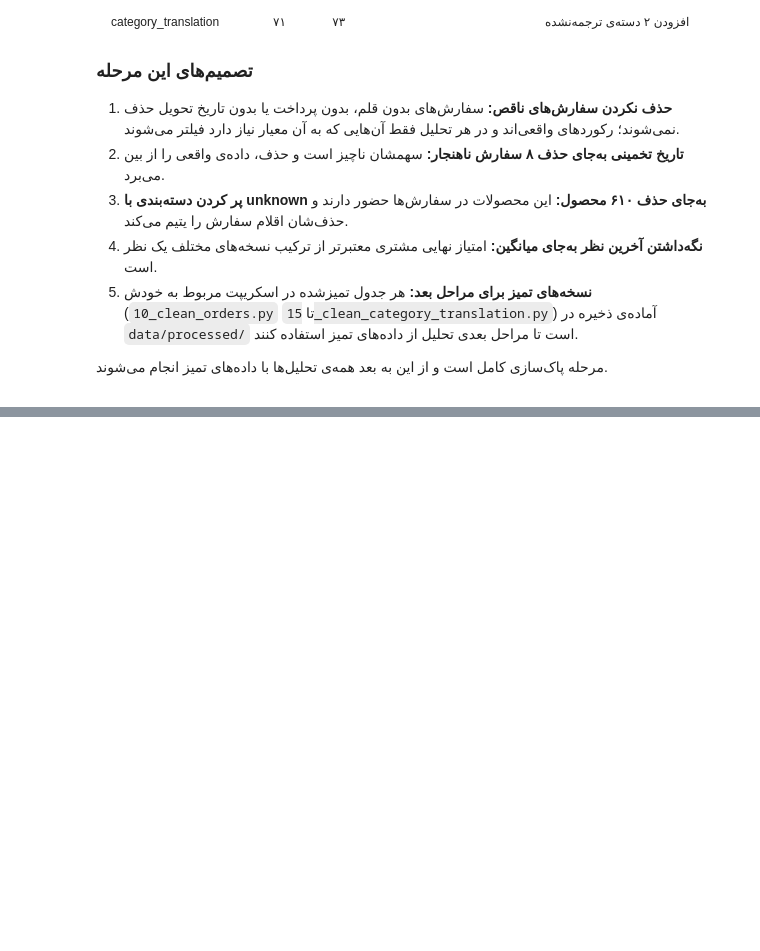
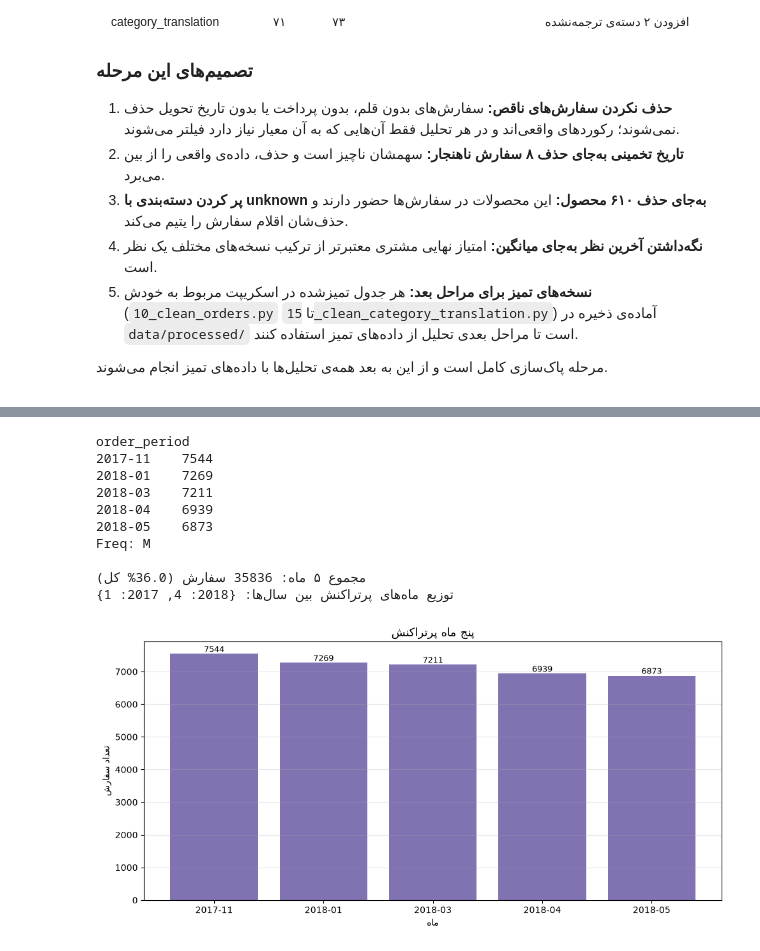
Before and after one commit to arashalidadi/olist-pro, a Jupyter notebook: olist_analysis.ipynb, the cells around one changed output, grey strips where cells are left out. Saved outputs shown, nothing was run; the diff lists cells and outputs as text; code cells hidden in the pictures; blank space fills up the shorter version.

```diff
--- a/olist_analysis.ipynb
+++ b/olist_analysis.ipynb
@@ -1367,0 +1561,28 @@ print('سطرهای جدول ترجمه بعد از اصلاح:', len(category_t
+# %%
+top5 = monthly.sort_values(ascending=False).head(5)
+print(top5.to_string())
+print()
+print('مجموع ۵ ماه:', int(top5.sum()), f'سفارش ({top5.sum() / len(orders) * 100:.1f}% کل)')
+print('توزیع ماه‌های پرتراکنش بین سال‌ها:', top5.index.year.value_counts().to_dict())
+
+fig, ax = plt.subplots(figsize=(10, 5))
+bars = ax.bar([str(p) for p in top5.index], top5.values, color='#8172b2')
+ax.bar_label(bars, fontsize=9)
+ax.set_title(fa('پنج ماه پرتراکنش'), fontsize=13)
+ax.set_ylabel(fa('تعداد سفارش'))
+ax.set_xlabel(fa('ماه'))
+ax.grid(axis='y', alpha=0.3)
+fig.tight_layout()
+plt.show()
+# %% [output]
+order_period
+2017-11    7544
+2018-01    7269
+2018-03    7211
+2018-04    6939
+2018-05    6873
+Freq: M
+
+مجموع ۵ ماه: 35836 سفارش (36.0% کل)
+توزیع ماه‌های پرتراکنش بین سال‌ها: {2018: 4, 2017: 1}
+[figure, added]
```
Also changed, not shown: parts of 14 cells of this notebook, 2 other files.
